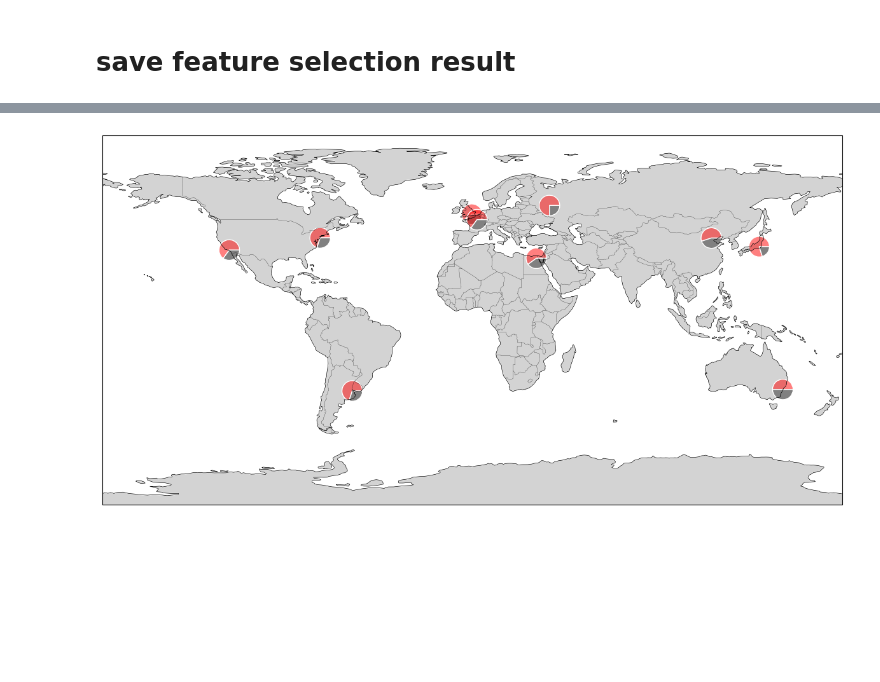
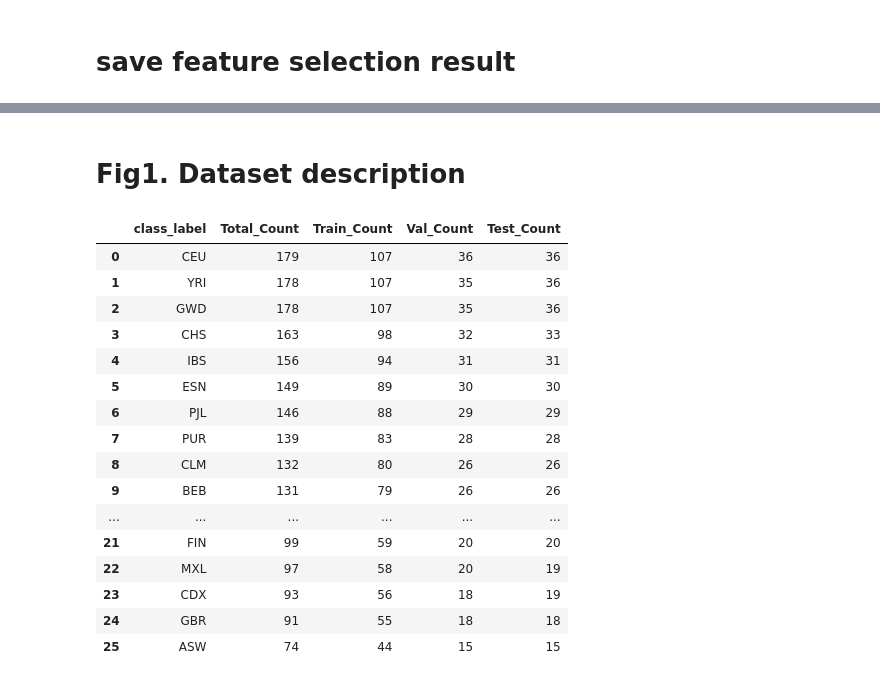
Before and after one commit to Jinhyun-Kim/geography_prediction, a Jupyter notebook: geography_plot.ipynb, the cells around one changed output, grey strips where cells are left out. Drawn from its saved outputs; the diff is of its cells as text; code cells hidden in the pictures; blank space fills up the shorter version.

```diff
--- a/geography_plot.ipynb
+++ b/geography_plot.ipynb
@@ -47,9 +101,9 @@ saved result to /project/datacamp/team11/data/preprocessed/merged_support3_varia
 import matplotlib.pyplot as plt
 import cartopy.crs as ccrs
 import cartopy.feature as cfeature
-from matplotlib.patches import Wedge
+from matplotlib.patches import Wedge, Circle
 
-def draw_pie_charts_on_map(cities):
+def draw_pie_charts_on_map(cities, save_file_name = None):
     """
     주어진 도시 목록에 대해 고해상도 세계지도 위에 파이 차트를 그립니다.
 
@@ -61,11 +115,13 @@ def draw_pie_charts_on_map(cities):
         - value (float): 파이 차트에서 첫 번째 조각의 비율
         - radius (float): 파이 차트의 크기
     """
+    start_angle = 0
+
     # 평면 지도 생성
     fig, ax = plt.subplots(figsize=(15, 8), subplot_kw={'projection': ccrs.PlateCarree()})
     ax.set_global()
 
-    # 고해상도 해안선과 국경
+    # High-resolution coastlines and borders
     coastline = cfeature.NaturalEarthFeature('physical', 'coastline', '110m', edgecolor='black', facecolor='none', linewidth=0.5)
     borders = cfeature.NaturalEarthFeature('cultural', 'admin_0_boundary_lines_land', '110m', edgecolor='black', facecolor='none', linewidth=0.2)
     ax.add_feature(coastline)
@@ -73,35 +129,43 @@ def draw_pie_charts_on_map(cities):
     ax.add_feature(cfeature.LAND, color='lightgrey')
     ax.add_feature(cfeature.OCEAN, color='white')
 
+    radius_normalize = np.mean([city["radius"] for city in cities]) / 4
     # 각 도시에 대해 파이 차트 그리기
     for city in cities:
-        sizes = [city['value'], 1 - city['value']]  # 파이 차트 비율
-        colors = [(1, 0, 0, 0.5), 'grey']  # 빨간색과 회색
-        start_angle = 0
+        if "th2" in city:
+            sizes = [city['th1'], city['th2'], 1-city['th1']-city['th2']]  # Proportions for the pie chart
+            colors = [color_palette[1], color_palette[2], color_palette[3]]  # Colors for train, validation, and test
+        else:
+            sizes = [city['th1'], 1 - city['value']]  # 파이 차트 비율
+            colors = [(1, 0, 0, 0.5), 'grey']  # 빨간색과 회색
         for size, color in zip(sizes, colors):
             angle = 360 * size
-            wedge = Wedge(center=(city['lon'], city['lat']), r=city['radius'],
+            wedge = Wedge(center=(city['lon'], city['lat']), r=city['radius'] / radius_normalize,
                           theta1=start_angle, theta2=start_angle + angle,
                           edgecolor='white', facecolor=color, transform=ccrs.Geodetic())
             ax.add_patch(wedge)
             start_angle += angle
+        # ax.text(city['lon'], city['lat'], city['name'], fontsize=8, ha='center', transform=ccrs.Geodetic())
 
+    # Add legend
+    train_patch = plt.Line2D([0], [0], marker='o', color='w', markerfacecolor=color_palette[1], markersize=10, label='Train')
+    val_patch = plt.Line2D([0], [0], marker='o', color='w', markerfacecolor=color_palette[2], markersize=10, label='Validation')
+    test_patch = plt.Line2D([0], [0], marker='o', color='w', markerfacecolor=color_palette[3], markersize=10, label='Test')
+    plt.legend(handles=[train_patch, val_patch, test_patch], loc='lower left')
+
+    # Add legend for circle sizes
+    max_radius = max(city['radius'] for city in cities)
+    min_radius = min(city['radius'] for city in cities)
+    legend_sizes = np.arange(100, max_radius + 50, 50)#np.linspace(min_radius, max_radius, num=3)
+
+    for i, r in enumerate(legend_sizes):
+        circ = Circle((-170, -60 + i * 12), radius=r / radius_normalize, edgecolor='black', facecolor='lightgrey', transform=ccrs.Geodetic())
+        ax.add_patch(circ)
+        plt.text(-160, -60 + i * 12, f'{int(r)} samples', fontsize=10, ha='left', va='bottom', transform=ccrs.Geodetic())
+
+
+    if save_file_name is not None:
+        plt.savefig(save_file_name, dpi = 300)
     plt.show()
-
-# 도시 목록 설정
-cities = [
-    {'name': 'New York', 'lon': -74, 'lat': 40, 'value': 0.7, 'radius': 5},
-    {'name': 'London', 'lon': -0.1276, 'lat': 51.5074, 'value': 0.6, 'radius': 5},
-    {'name': 'Tokyo', 'lon': 139.6917, 'lat': 35.6895, 'value': 0.8, 'radius': 5},
-    {'name': 'Sydney', 'lon': 151.2093, 'lat': -33.8688, 'value': 0.5, 'radius': 5},
-    {'name': 'Paris', 'lon': 2.3522, 'lat': 48.8566, 'value': 0.65, 'radius': 5},
-    {'name': 'Moscow', 'lon': 37.6173, 'lat': 55.7558, 'value': 0.75, 'radius': 5},
-    {'name': 'Beijing', 'lon': 116.4074, 'lat': 39.9042, 'value': 0.55, 'radius': 5},
-    {'name': 'Cairo', 'lon': 31.2357, 'lat': 30.0444, 'value': 0.6, 'radius': 5},
-    {'name': 'Buenos Aires', 'lon': -58.3816, 'lat': -34.6037, 'value': 0.7, 'radius': 5},
-    {'name': 'Los Angeles', 'lon': -118.2437, 'lat': 34.0522, 'value': 0.65, 'radius': 5}
-]
-
-draw_pie_charts_on_map(cities)
-# %% [output]
-[figure, removed]
+# %% [markdown]
+# Fig1. Dataset description
@@ -107,0 +184,20 @@ draw_pie_charts_on_map(cities)
+# %%
+combined_counts
+# %% [output]
+|  | class_label | Total_Count | Train_Count | Val_Count | Test_Count |
+| 0 | CEU | 179 | 107 | 36 | 36 |
+| 1 | YRI | 178 | 107 | 35 | 36 |
+| 2 | GWD | 178 | 107 | 35 | 36 |
+| 3 | CHS | 163 | 98 | 32 | 33 |
+| 4 | IBS | 156 | 94 | 31 | 31 |
+| 5 | ESN | 149 | 89 | 30 | 30 |
+| 6 | PJL | 146 | 88 | 29 | 29 |
+| 7 | PUR | 139 | 83 | 28 | 28 |
+| 8 | CLM | 132 | 80 | 26 | 26 |
+| 9 | BEB | 131 | 79 | 26 | 26 |
+| ... | ... | ... | ... | ... | ... |
+| 21 | FIN | 99 | 59 | 20 | 20 |
+| 22 | MXL | 97 | 58 | 20 | 19 |
+| 23 | CDX | 93 | 56 | 18 | 19 |
+| 24 | GBR | 91 | 55 | 18 | 18 |
+| 25 | ASW | 74 | 44 | 15 | 15 |
```
Also changed, not shown: parts of 17 cells of this notebook, 3 other files.
